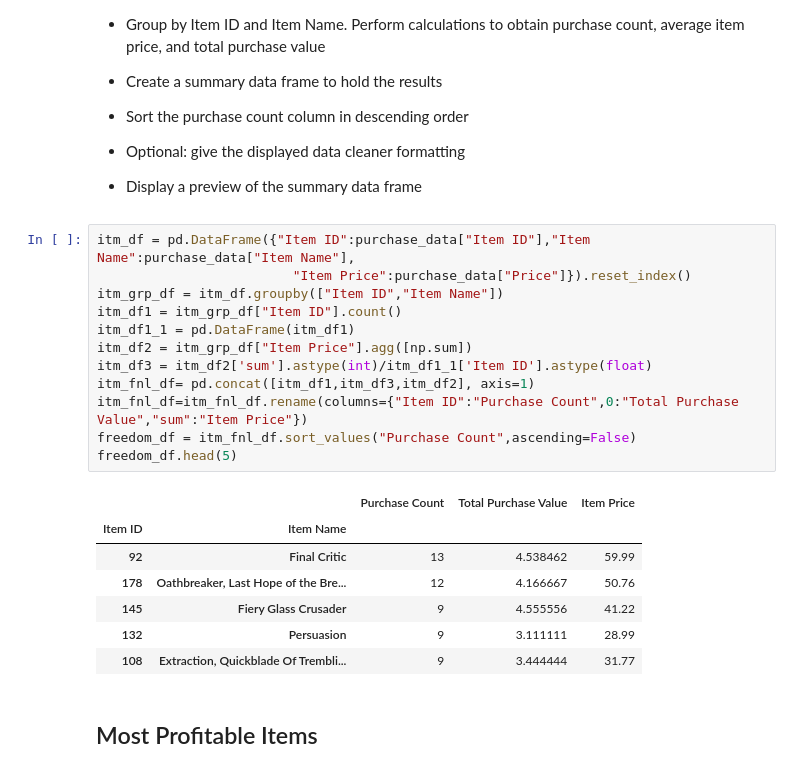
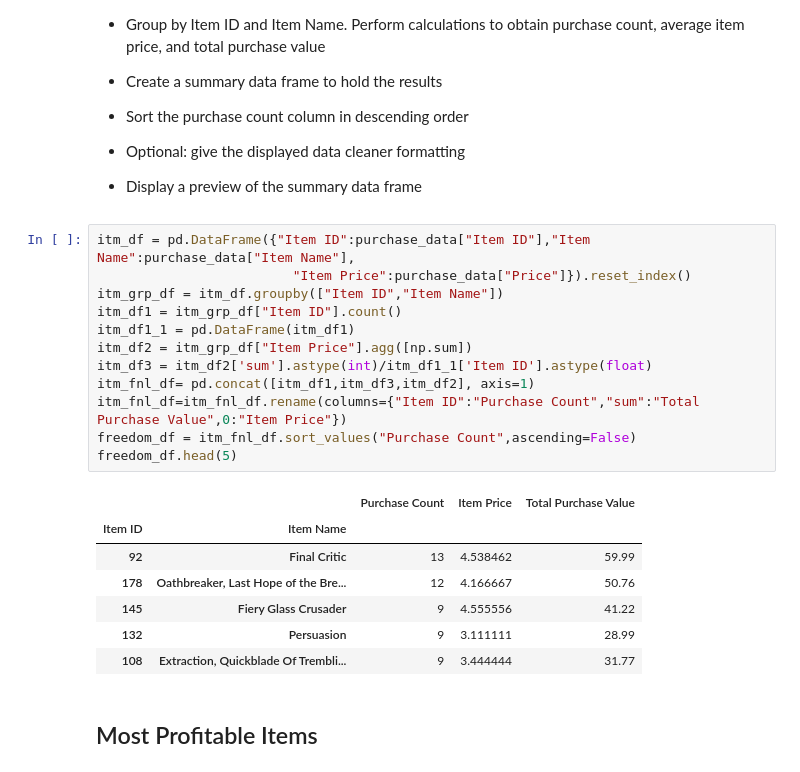
Before and after one commit to kasturiswapna/pandas-challenge, a Jupyter notebook: HeroesOfPymoli/HeroesOfPymoli_starter.ipynb, the cells around one changed output. Saved outputs shown, nothing was run; the diff lists cells and outputs as text.

```diff
--- a/HeroesOfPymoli/HeroesOfPymoli_starter.ipynb
+++ b/HeroesOfPymoli/HeroesOfPymoli_starter.ipynb
@@ -301,17 +292,17 @@ Name: SN, dtype: object
 # %%
 itm_df = pd.DataFrame({"Item ID":purchase_data["Item ID"],"Item Name":purchase_data["Item Name"],
                          "Item Price":purchase_data["Price"]}).reset_index()
 itm_grp_df = itm_df.groupby(["Item ID","Item Name"])
 itm_df1 = itm_grp_df["Item ID"].count()
 itm_df1_1 = pd.DataFrame(itm_df1)
 itm_df2 = itm_grp_df["Item Price"].agg([np.sum])
 itm_df3 = itm_df2['sum'].astype(int)/itm_df1_1['Item ID'].astype(float)
 itm_fnl_df= pd.concat([itm_df1,itm_df3,itm_df2], axis=1)
-itm_fnl_df=itm_fnl_df.rename(columns={"Item ID":"Purchase Count",0:"Total Purchase Value","sum":"Item Price"})
+itm_fnl_df=itm_fnl_df.rename(columns={"Item ID":"Purchase Count","sum":"Total Purchase Value",0:"Item Price"})
 freedom_df = itm_fnl_df.sort_values("Purchase Count",ascending=False)
 freedom_df.head(5)
 # %% [output]
-|  |  | Purchase Count | Total Purchase Value | Item Price |
+|  |  | Purchase Count | Item Price | Total Purchase Value |
 | Item ID | Item Name |  |  |  |
 | 92 | Final Critic | 13 | 4.538462 | 59.99 |
 | 178 | Oathbreaker, Last Hope of the Bre... | 12 | 4.166667 | 50.76 |
```
Also changed, not shown: parts of 3 cells of this notebook.
